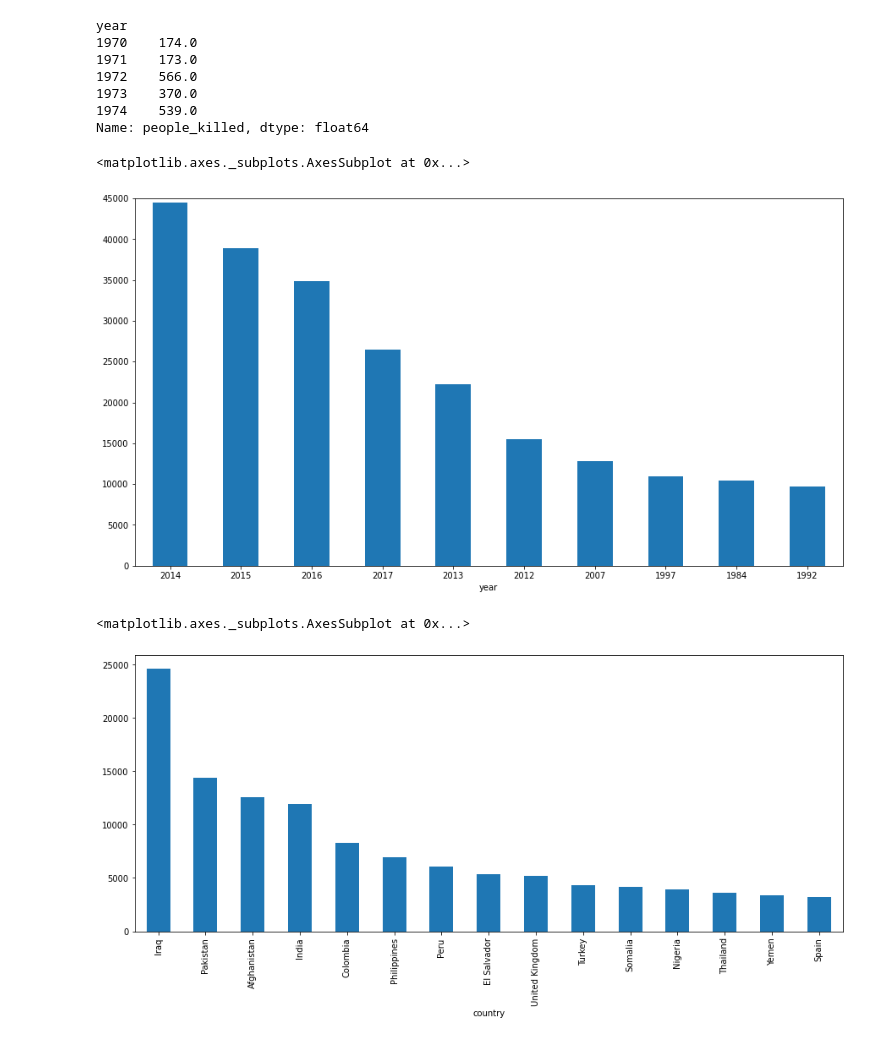
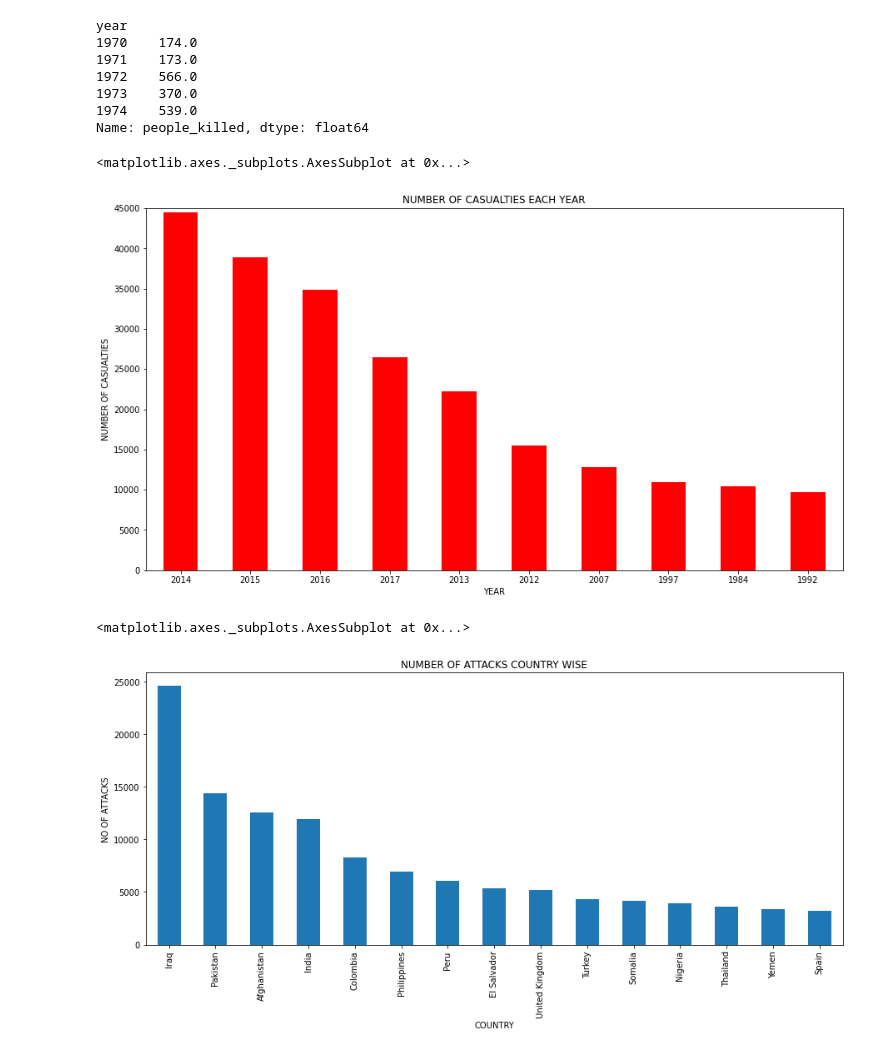
Before and after one commit to abjaffrey/EDA-on-Global-Terrorism-Analysis, a Jupyter notebook: Copy_of_Copy_of_Global_Terrorism_Analysis_Capstone_Project.ipynb, the cells around one changed output. Saved outputs shown, nothing was run; the diff lists cells and outputs as text; code cells hidden in the pictures.

```diff
--- a/Copy_of_Copy_of_Global_Terrorism_Analysis_Capstone_Project.ipynb
+++ b/Copy_of_Copy_of_Global_Terrorism_Analysis_Capstone_Project.ipynb
@@ -121,18 +121,18 @@ Name: people_killed, dtype: float64
 # %%
 # Number of casualties each year
 #year_killed_df.plot(kind='line')
 
-new_df.groupby('year')['people_killed'].sum().sort_values(ascending=False)[0:10].plot(kind='bar',rot=0,figsize=(15,8),ylim=(0,45000))
+new_df.groupby('year')['people_killed'].sum().sort_values(ascending=False)[0:10].plot(kind='bar',xlabel='YEAR',ylabel='NUMBER OF CASUALTIES',title='NUMBER OF CASUALTIES EACH YEAR',rot=0,figsize=(15,8),ylim=(0,45000),color='red')
 # %% [output]
 <matplotlib.axes._subplots.AxesSubplot at 0x...>
-[figure, old version]
+[figure, new version]
 # %%
 # Number of attacks country wise
 
-new_df.groupby('country')['country'].count().sort_values(ascending=False)[0:15].plot.bar(figsize=(15,6))
+new_df.groupby('country')['country'].count().sort_values(ascending=False)[0:15].plot.bar(xlabel='COUNTRY',ylabel='NO OF ATTACKS',title='NUMBER OF ATTACKS COUNTRY WISE',figsize=(15,6))
 # %% [output]
 <matplotlib.axes._subplots.AxesSubplot at 0x...>
-[figure, old version]
+[figure, new version]
 # %%
 # Region wise terrorist activities
 
```
Also changed, not shown: parts of 15 cells of this notebook.
